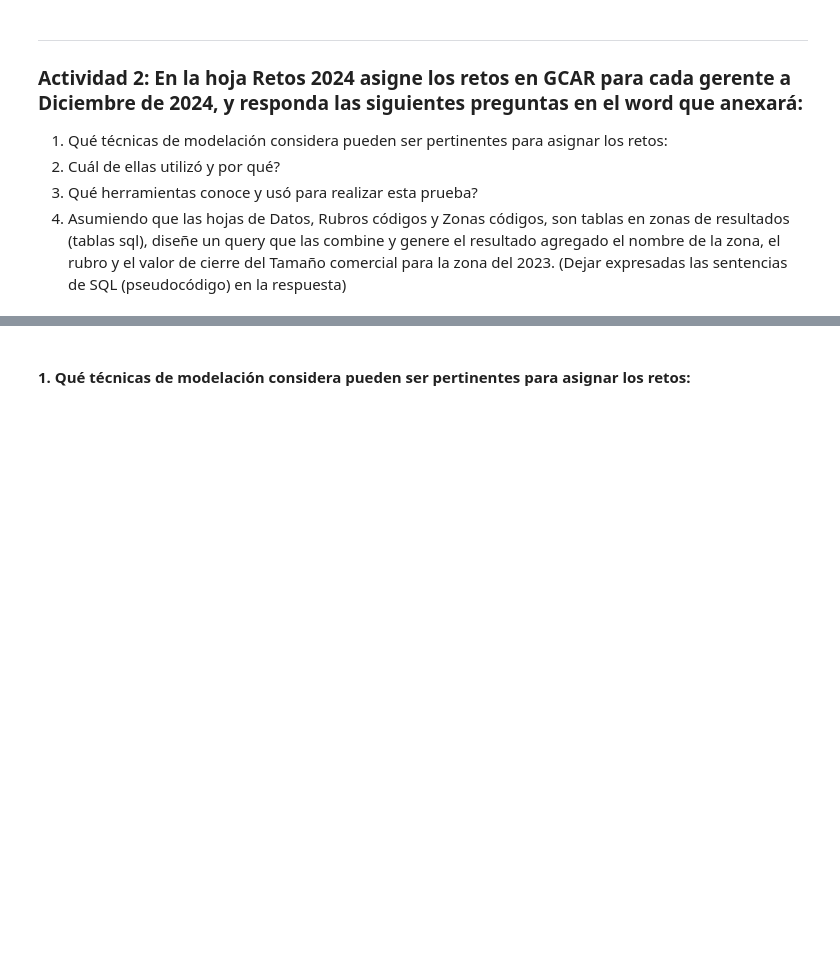
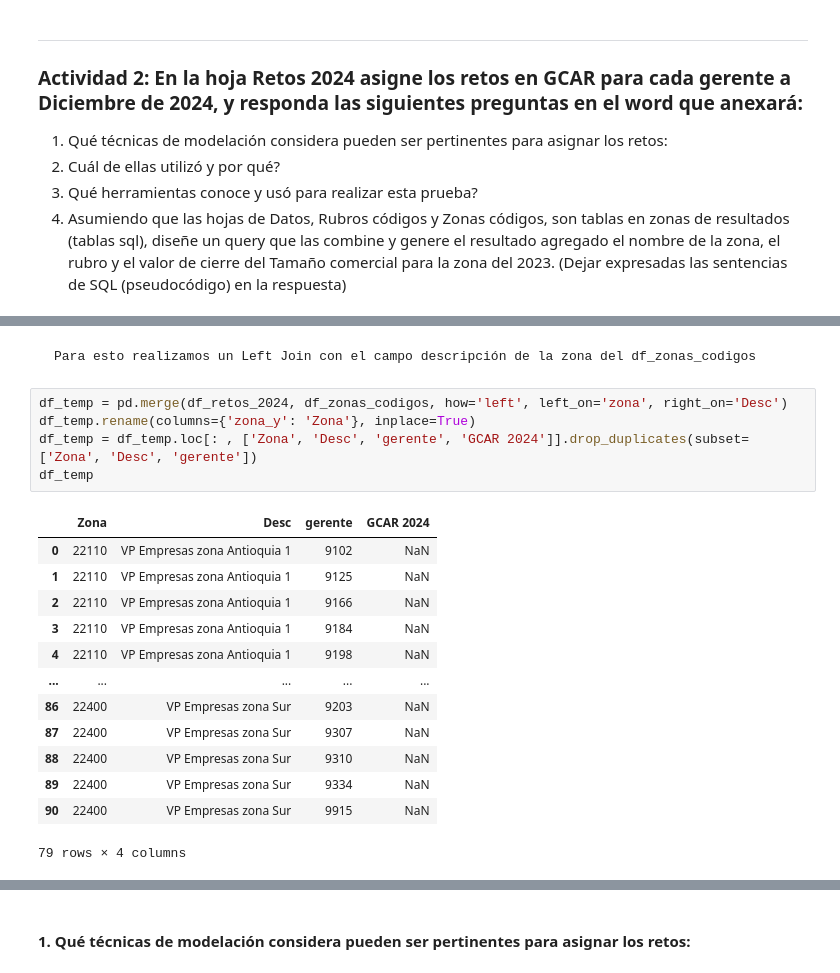
Before and after one commit to EdissonPO/prueba_tecnica_analitico, a Jupyter notebook: notebook.ipynb, the cells around one changed output, grey strips where cells are left out. Drawn from its saved outputs; the diff is of its cells as text; blank space fills up the shorter version.

```diff
--- a/notebook.ipynb
+++ b/notebook.ipynb
@@ -223,0 +276,21 @@ df_retos_2024
+# %% [markdown]
+    Para esto realizamos un Left Join con el campo descripción de la zona del df_zonas_codigos
+# %%
+df_temp = pd.merge(df_retos_2024, df_zonas_codigos, how='left', left_on='zona', right_on='Desc')
+df_temp.rename(columns={'zona_y': 'Zona'}, inplace=True)
+df_temp = df_temp.loc[: , ['Zona', 'Desc', 'gerente', 'GCAR 2024']].drop_duplicates(subset=['Zona', 'Desc', 'gerente'])
+df_temp
+# %% [output]
+|  | Zona | Desc | gerente | GCAR 2024 |
+| 0 | 22110 | VP Empresas zona Antioquia 1 | 9102 | NaN |
+| 1 | 22110 | VP Empresas zona Antioquia 1 | 9125 | NaN |
+| 2 | 22110 | VP Empresas zona Antioquia 1 | 9166 | NaN |
+| 3 | 22110 | VP Empresas zona Antioquia 1 | 9184 | NaN |
+| 4 | 22110 | VP Empresas zona Antioquia 1 | 9198 | NaN |
+| ... | ... | ... | ... | ... |
+| 86 | 22400 | VP Empresas zona Sur | 9203 | NaN |
+| 87 | 22400 | VP Empresas zona Sur | 9307 | NaN |
+| 88 | 22400 | VP Empresas zona Sur | 9310 | NaN |
+| 89 | 22400 | VP Empresas zona Sur | 9334 | NaN |
+| 90 | 22400 | VP Empresas zona Sur | 9915 | NaN |
+79 rows × 4 columns
```
Also changed, not shown: parts of 36 cells of this notebook, 2 other files.
